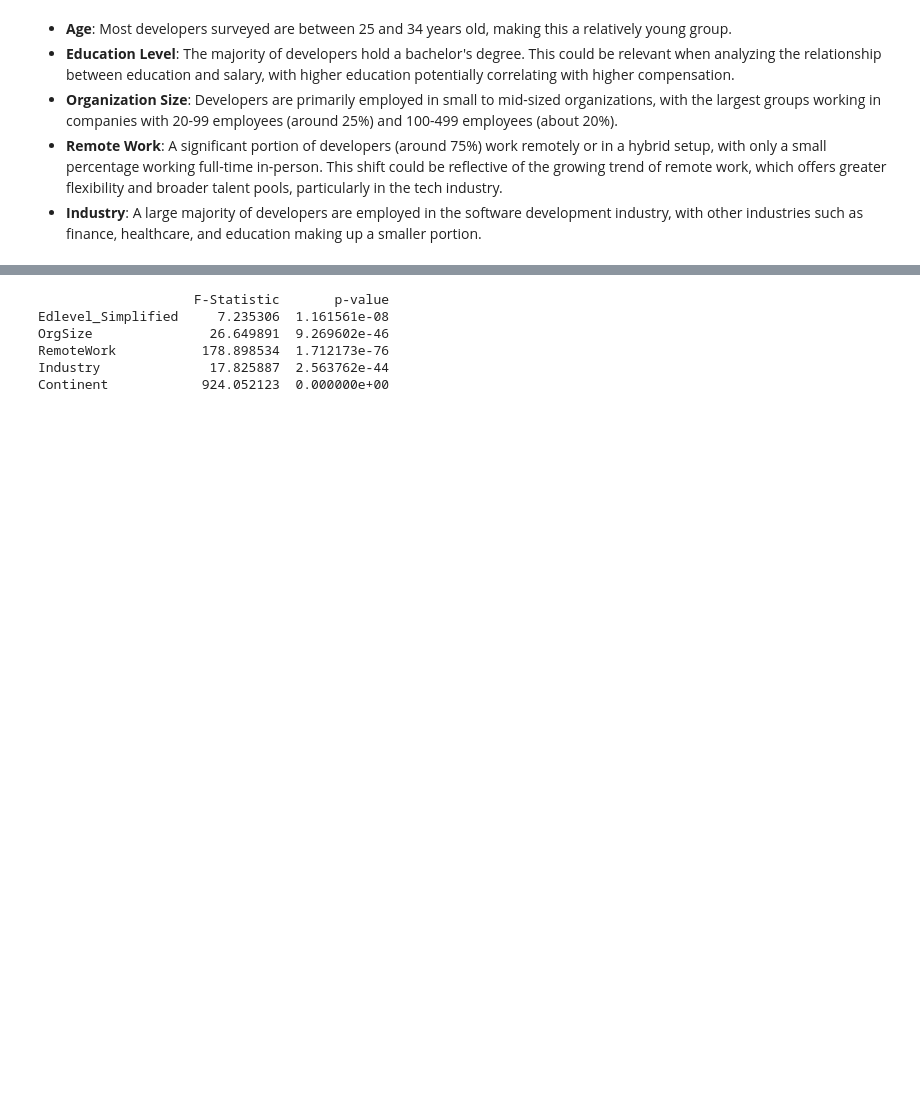
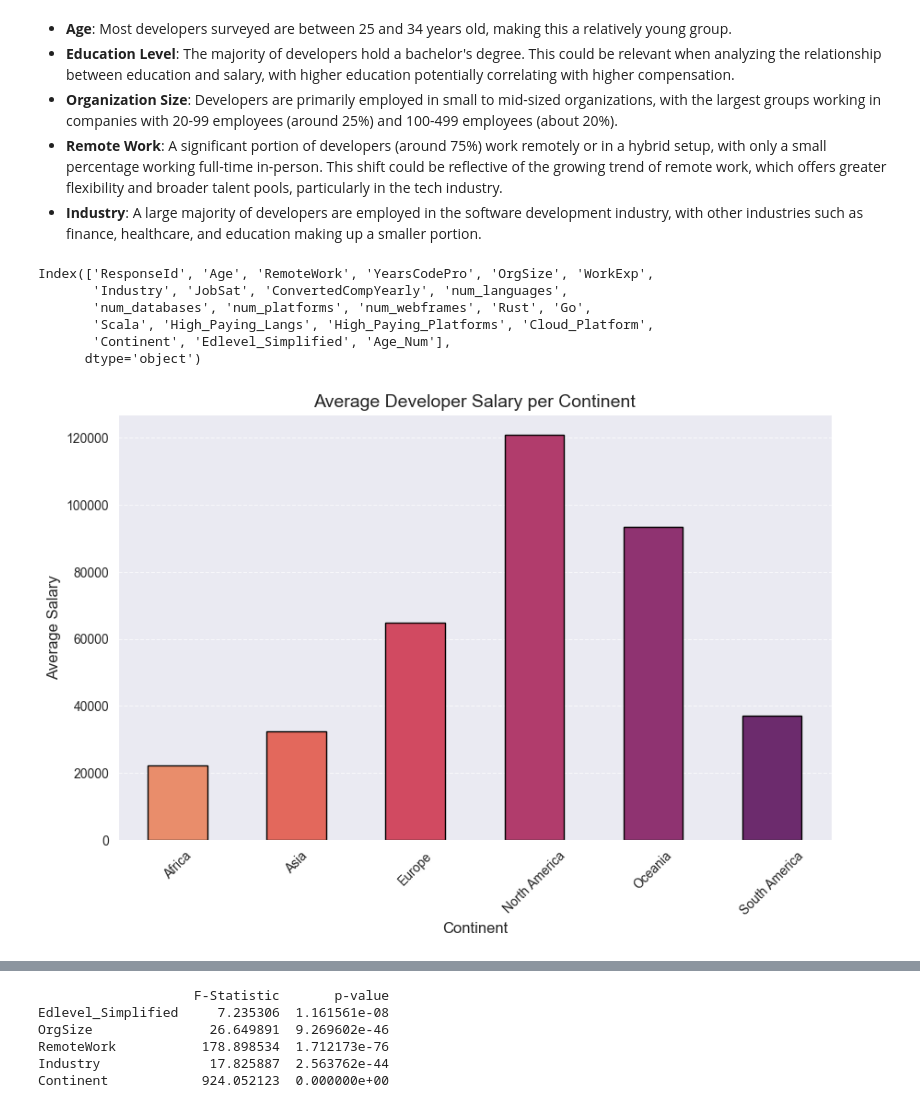
Before and after one commit to CaroBarros/udacity_project_data_science_blog, a Jupyter notebook: notebook/data_science_exercise.ipynb, the cells around one changed output, grey strips where cells are left out. Cells and saved outputs as stored; diff of their text form; code cells hidden in the pictures; blank space fills up the shorter version.

```diff
--- a/notebook/data_science_exercise.ipynb
+++ b/notebook/data_science_exercise.ipynb
@@ -689,3 +731,34 @@ plt.show()
 - **Organization Size**: Developers are primarily employed in small to mid-sized organizations, with the largest groups working in companies with 20-99 employees (around 25%) and 100-499 employees (about 20%).
 - **Remote Work**: A significant portion of developers (around 75%) work remotely or in a hybrid setup, with only a small percentage working full-time in-person. This shift could be reflective of the growing trend of remote work, which offers greater flexibility and broader talent pools, particularly in the tech industry.
 - **Industry**: A large majority of developers are employed in the software development industry, with other industries such as finance, healthcare, and education making up a smaller portion.
+# %%
+df_cleaned.columns
+# %% [output]
+Index(['ResponseId', 'Age', 'RemoteWork', 'YearsCodePro', 'OrgSize', 'WorkExp',
+       'Industry', 'JobSat', 'ConvertedCompYearly', 'num_languages',
+       'num_databases', 'num_platforms', 'num_webframes', 'Rust', 'Go',
+       'Scala', 'High_Paying_Langs', 'High_Paying_Platforms', 'Cloud_Platform',
+       'Continent', 'Edlevel_Simplified', 'Age_Num'],
+      dtype='object')
+# %%
+# Calculate average salary per continent -> this chart would be grat for blogpost!
+avg_salary = df_cleaned.groupby("Continent")["ConvertedCompYearly"].mean()
+
+# Generate colors from the 'flare' palette
+colors = sns.color_palette("flare", len(avg_salary))
+
+# Plot the bar chart
+plt.figure(figsize=(10, 6))
+avg_salary.plot(kind="bar", color=colors, edgecolor="black")
+
+# Customize chart
+plt.title("Average Developer Salary per Continent", fontsize=14)
+plt.xlabel("Continent", fontsize=12)
+plt.ylabel("Average Salary", fontsize=12)
+plt.xticks(rotation=45)
+plt.grid(axis="y", linestyle="--", alpha=0.7)
+
+# Show the plot
+plt.show()
+# %% [output]
+[figure, added]
```
Also changed, not shown: parts of 10 cells of this notebook, 1 other file.
